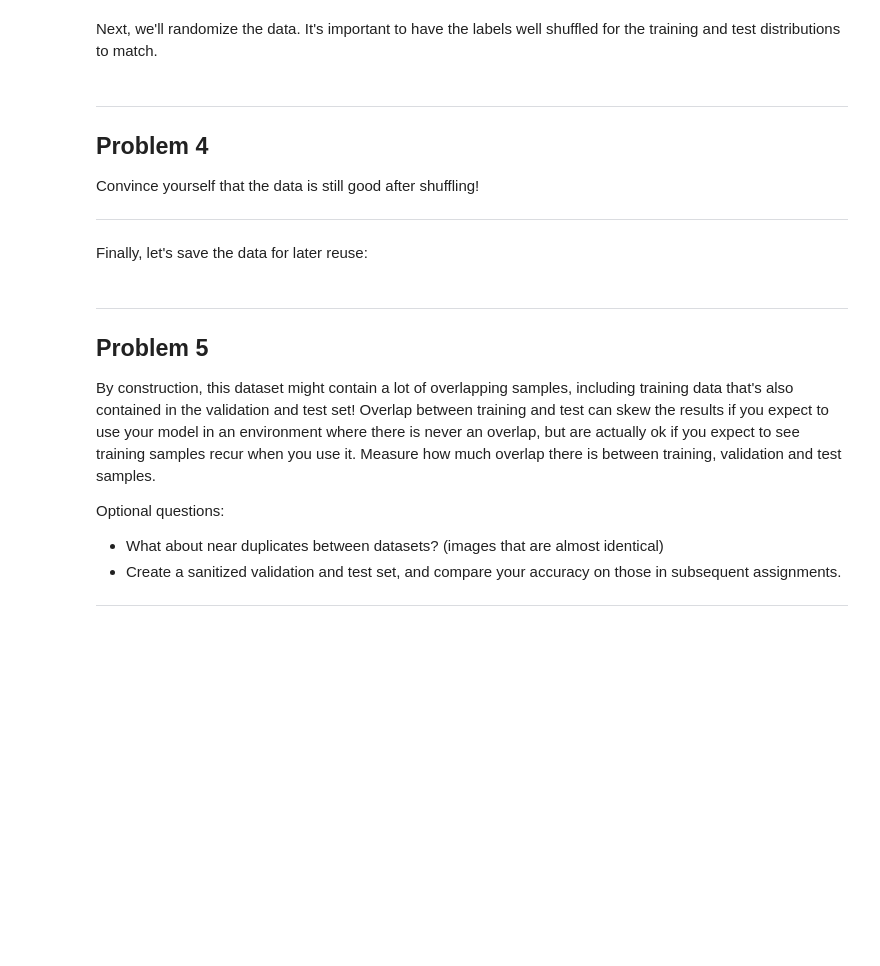
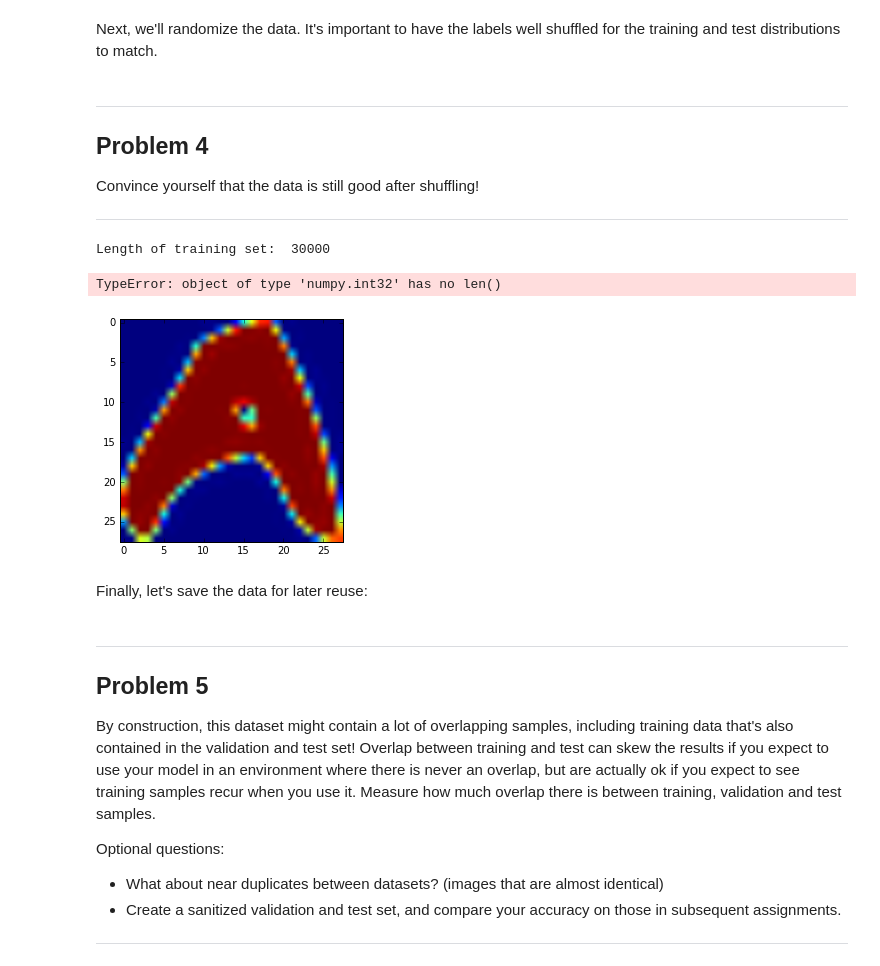
Before and after one commit to moritz112358/ud_DL, a Jupyter notebook: 1_notmnist.ipynb, the cells around one changed output. Cells and saved outputs as stored; diff of their text form; code cells hidden in the pictures; blank space fills up the shorter version.

```diff
--- a/1_notmnist.ipynb
+++ b/1_notmnist.ipynb
@@ -229,7 +229,7 @@ Let's verify that the data still looks good. Displaying a sample of the labels a
 
 ---
 # %%
-for letter in range(1):
+for letter in range(0):
     pickle_file = train_datasets[letter]  # index 0 should be all As, 1 = all Bs, etc.
     with open(pickle_file, 'rb') as f:
         letter_set = pickle.load(f)  # unpickle
@@ -246,6 +244,14 @@ Problem 3
 Another check: we expect the data to be balanced across classes. Verify that.
 
 ---
+# %%
+#what does "balanced" mean here? --> check that the amount of data from any class is equal
+for i in range(0):
+    pickle_file = train_datasets[letter]  # index 0 should be all As, 1 = all Bs, etc.
+    with open(pickle_file, 'rb') as f:
+        letter_set = pickle.load(f)  # unpickle
+        #print(len(letter_set))  # pick a random image index
+        print('Letter '+chr(ord('A')+i) + ' has ' + str(len(letter_set)) + ' data points')
 # %% [markdown]
 Merge and prune the training data as needed. Depending on your computer setup, you might not be able to fit it all in memory, and you can tune `train_size` as needed. The labels will be stored into a separate array of integers 0 through 9.
 
@@ -294,7 +300,7 @@ def merge_datasets(pickle_files, train_size, valid_size=0):
   return valid_dataset, valid_labels, train_dataset, train_labels
 
 
-train_size = 200000
+train_size = 30000
 valid_size = 10000
 test_size = 10000
 
@@ -326,6 +333,29 @@ Problem 4
 Convince yourself that the data is still good after shuffling!
 
 ---
+# %%
+print('Length of training set: ',len(train_dataset))
+for letter in range(1):
+    pickle_file = train_datasets[letter]  # index 0 should be all As, 1 = all Bs, etc.
+    with open(pickle_file, 'rb') as f:
+        letter_set = pickle.load(f)  # unpickle
+        sample_idx = np.random.randint(len(letter_set))  # pick a random image index
+        sample_image = letter_set[sample_idx, :, :]  # extract a 2D slice
+        plt.figure()
+        plt.imshow(sample_image)  # display it
+        #What label belongs to this?
+    print(len(train_labels[letter]))  # index 0 should be all As, 1 = all Bs, etc.
+    #with open(nother_pickle_file, 'rb') as f:
+        #letter_set = pickle.load(f)  # unpickle
+        #print(letter_set[sample_idx])
+        #sample_idx = np.random.randint(len(letter_set))  # pick a random image index
+        #sample_image = letter_set[sample_idx, :, :]  # extract a 2D slice
+        #plt.figure()
+        #plt.imshow(sample_image)  # display it
+# %% [output]
+Length of training set:  30000
+TypeError: object of type 'numpy.int32' has no len()
+[figure, added]
 # %% [markdown]
 Finally, let's save the data for later reuse:
 # %%
```
Also changed, not shown: parts of 3 cells of this notebook.
